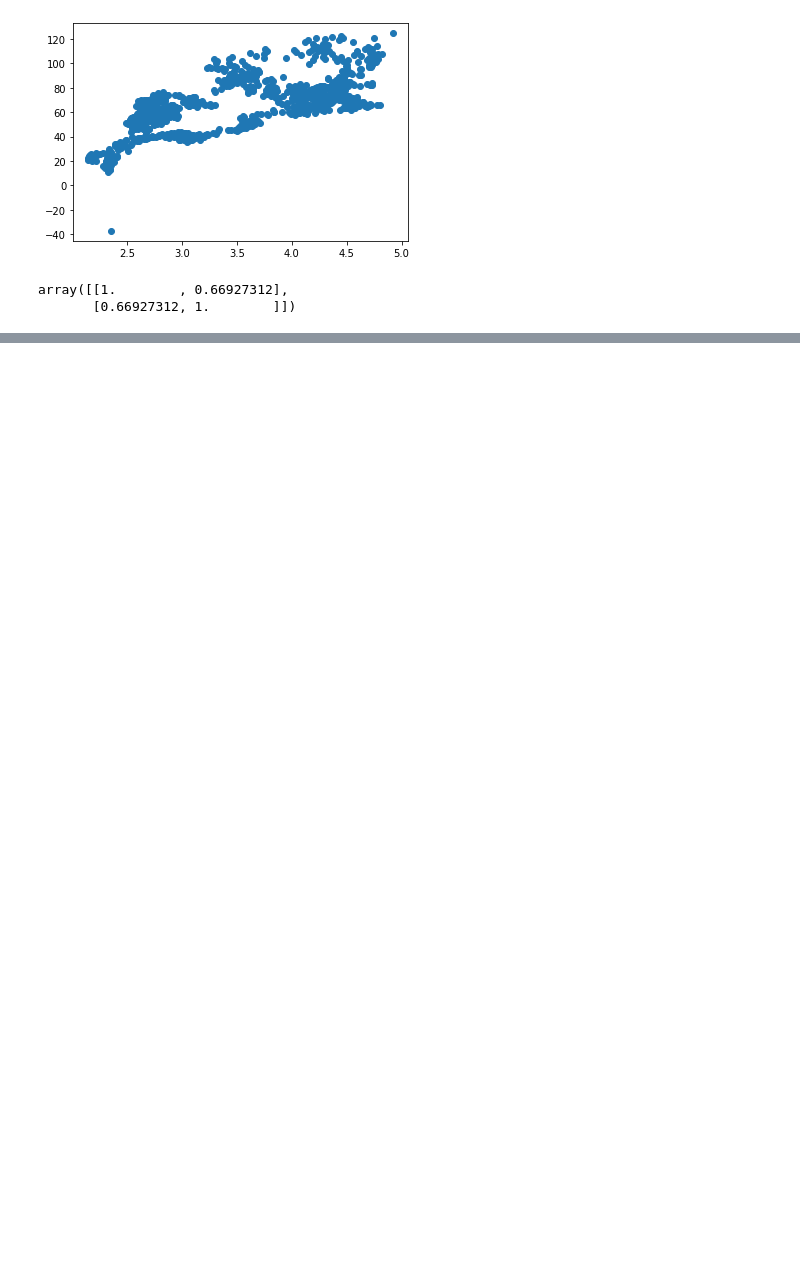
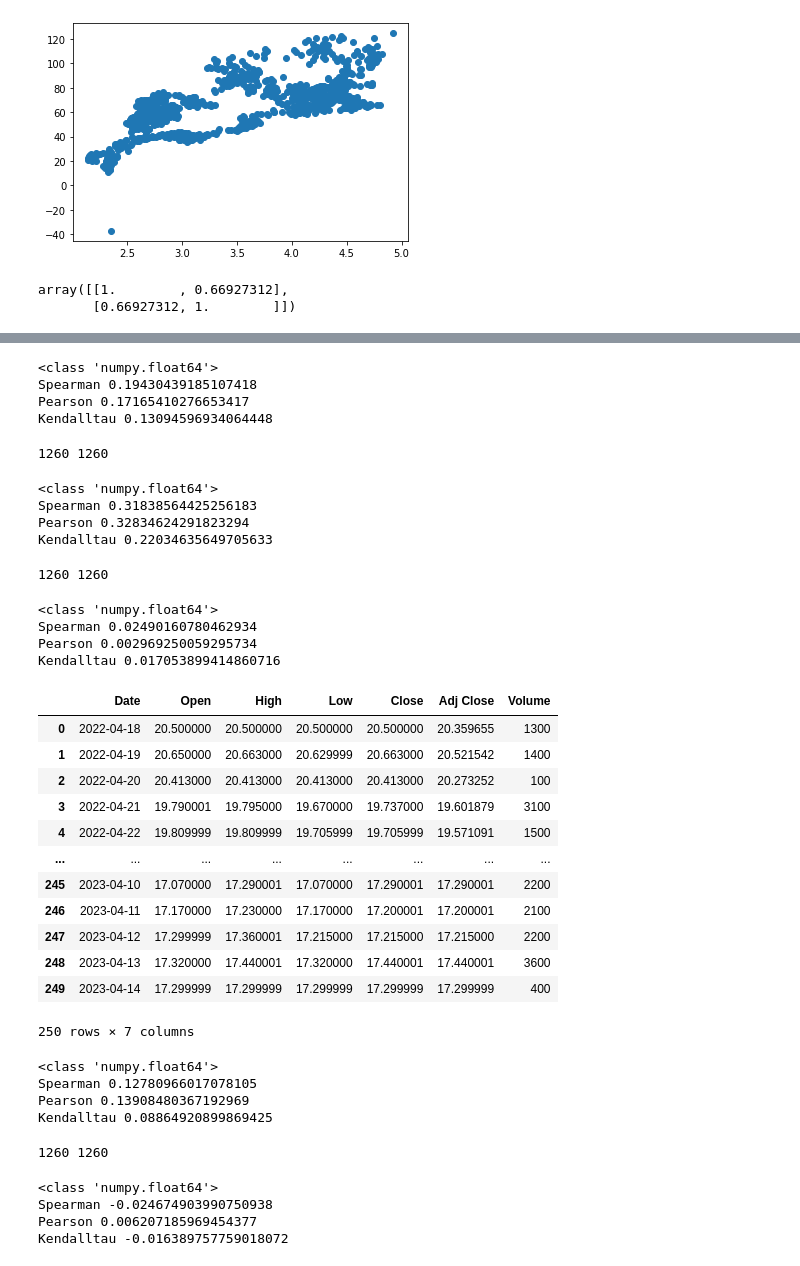
Before and after one commit to Szymex49/NVIDIA_risk_management, a Jupyter notebook: Fifi_workshop.ipynb, the cells around one changed output, grey strips where cells are left out. Cells and saved outputs as stored; diff of their text form; code cells hidden in the pictures; blank space fills up the shorter version.

```diff
--- a/Fifi_workshop.ipynb
+++ b/Fifi_workshop.ipynb
@@ -159,0 +340,64 @@ array([[1.        , 0.66927312],
+# %%
+curr_data(data_1,data_2)
+# %% [output]
+<class 'numpy.float64'>
+Spearman 0.19430439185107418
+Pearson 0.17165410276653417
+Kendalltau 0.13094596934064448
+# %%
+data_1, data_2 = good_date('copper','taiwandollar')
+# %% [output]
+1260 1260
+# %%
+curr_data(data_1,data_2)
+# %% [output]
+<class 'numpy.float64'>
+Spearman 0.31838564425256183
+Pearson 0.32834624291823294
+Kendalltau 0.22034635649705633
+# %%
+data_1, data_2 = good_date('copper','SONY')
+# %% [output]
+1260 1260
+# %%
+curr_data(data_1,data_2)
+# %% [output]
+<class 'numpy.float64'>
+Spearman 0.02490160780462934
+Pearson 0.002969250059295734
+Kendalltau 0.017053899414860716
+# %%
+wind = pd.read_csv('data//WNDY.csv', sep = ',', encoding = 'latin-1')
+wind
+# %% [output]
+|  | Date | Open | High | Low | Close | Adj Close | Volume |
+| 0 | 2022-04-18 | 20.500000 | 20.500000 | 20.500000 | 20.500000 | 20.359655 | 1300 |
+| 1 | 2022-04-19 | 20.650000 | 20.663000 | 20.629999 | 20.663000 | 20.521542 | 1400 |
+| 2 | 2022-04-20 | 20.413000 | 20.413000 | 20.413000 | 20.413000 | 20.273252 | 100 |
+| 3 | 2022-04-21 | 19.790001 | 19.795000 | 19.670000 | 19.737000 | 19.601879 | 3100 |
+| 4 | 2022-04-22 | 19.809999 | 19.809999 | 19.705999 | 19.705999 | 19.571091 | 1500 |
+| ... | ... | ... | ... | ... | ... | ... | ... |
+| 245 | 2023-04-10 | 17.070000 | 17.290001 | 17.070000 | 17.290001 | 17.290001 | 2200 |
+| 246 | 2023-04-11 | 17.170000 | 17.230000 | 17.170000 | 17.200001 | 17.200001 | 2100 |
+| 247 | 2023-04-12 | 17.299999 | 17.360001 | 17.215000 | 17.215000 | 17.215000 | 2200 |
+| 248 | 2023-04-13 | 17.320000 | 17.440001 | 17.320000 | 17.440001 | 17.440001 | 3600 |
+| 249 | 2023-04-14 | 17.299999 | 17.299999 | 17.299999 | 17.299999 | 17.299999 | 400 |
+250 rows × 7 columns
+# %%
+curr_data(copper[:len(wind)], wind)
+# %% [output]
+<class 'numpy.float64'>
+Spearman 0.12780966017078105
+Pearson 0.13908480367192969
+Kendalltau 0.08864920899869425
+# %%
+data_1, data_2 = good_date('copper','energy')
+# %% [output]
+1260 1260
+# %%
+curr_data(data_1,data_2)
+# %% [output]
+<class 'numpy.float64'>
+Spearman -0.024674903990750938
+Pearson 0.006207185969454377
+Kendalltau -0.016389757759018072
```
Also changed, not shown: parts of 35 cells of this notebook, 21 other files.
